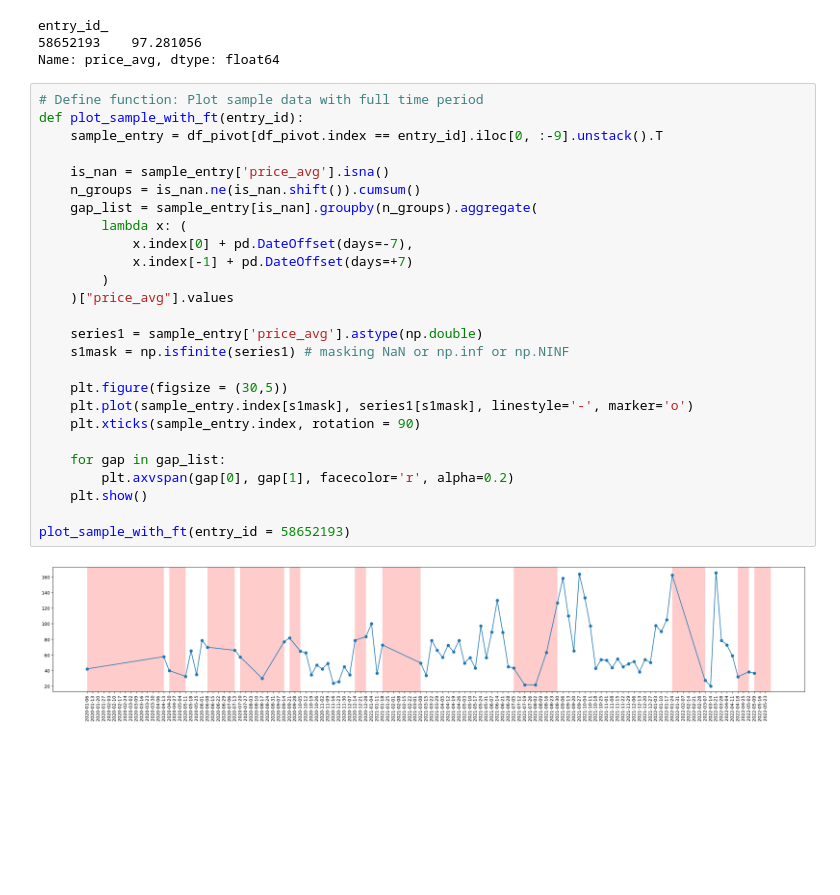
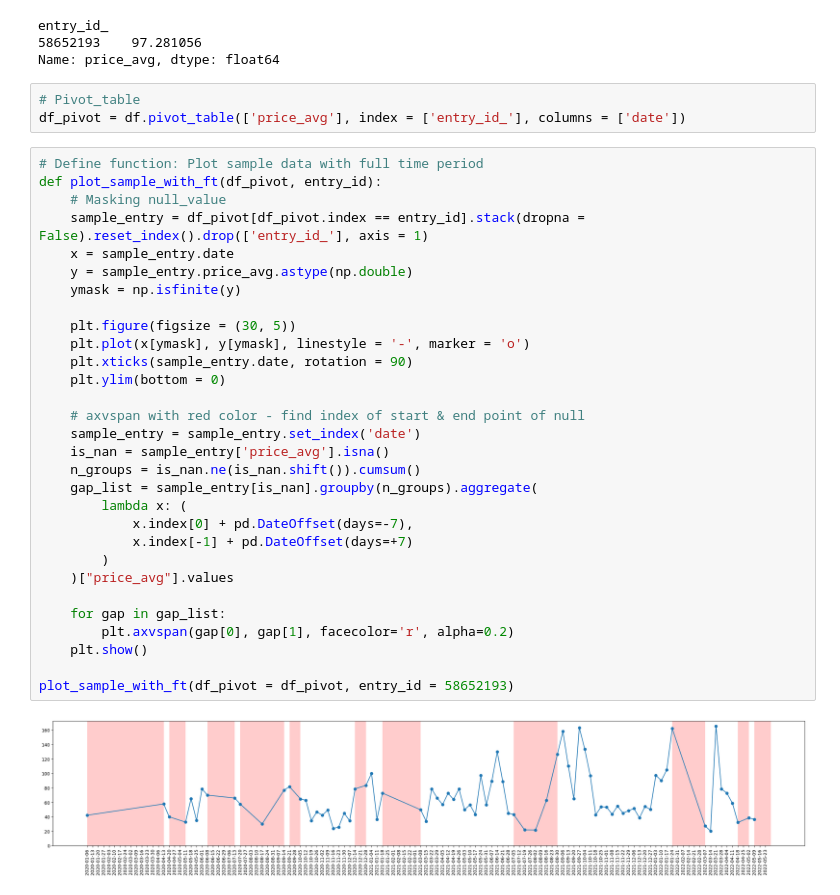
Before and after one commit to eungizoa/dataAnal, a Jupyter notebook: Alarm3.ipynb, the cells around one changed output. Cells and saved outputs as stored; diff of their text form; blank space fills up the shorter version.

```diff
--- a/Alarm3.ipynb
+++ b/Alarm3.ipynb
@@ -186,33 +170,40 @@ volatility_series[volatility_series.values == volatility_series.max()]
 entry_id_
 58652193    97.281056
 Name: price_avg, dtype: float64
+# %%
+# Pivot_table
+df_pivot = df.pivot_table(['price_avg'], index = ['entry_id_'], columns = ['date'])
 # %%
 # Define function: Plot sample data with full time period
-def plot_sample_with_ft(entry_id):
-    sample_entry = df_pivot[df_pivot.index == entry_id].iloc[0, :-9].unstack().T
+def plot_sample_with_ft(df_pivot, entry_id):
+    # Masking null_value
+    sample_entry = df_pivot[df_pivot.index == entry_id].stack(dropna = False).reset_index().drop(['entry_id_'], axis = 1)
+    x = sample_entry.date
+    y = sample_entry.price_avg.astype(np.double)
+    ymask = np.isfinite(y)
 
+    plt.figure(figsize = (30, 5))
+    plt.plot(x[ymask], y[ymask], linestyle = '-', marker = 'o')
+    plt.xticks(sample_entry.date, rotation = 90)
+    plt.ylim(bottom = 0)
+
+    # axvspan with red color - find index of start & end point of null
+    sample_entry = sample_entry.set_index('date')
     is_nan = sample_entry['price_avg'].isna()
     n_groups = is_nan.ne(is_nan.shift()).cumsum()
     gap_list = sample_entry[is_nan].groupby(n_groups).aggregate(
         lambda x: (
             x.index[0] + pd.DateOffset(days=-7),
             x.index[-1] + pd.DateOffset(days=+7)
         )
     )["price_avg"].values
 
-    series1 = sample_entry['price_avg'].astype(np.double)
-    s1mask = np.isfinite(series1) # masking NaN or np.inf or np.NINF
-
-    plt.figure(figsize = (30,5))
-    plt.plot(sample_entry.index[s1mask], series1[s1mask], linestyle='-', marker='o')
-    plt.xticks(sample_entry.index, rotation = 90)
-
     for gap in gap_list:
         plt.axvspan(gap[0], gap[1], facecolor='r', alpha=0.2)
     plt.show()
 
-plot_sample_with_ft(entry_id = 58652193)
+plot_sample_with_ft(df_pivot = df_pivot, entry_id = 58652193)
 # %% [output]
-[figure, old version]
+[figure, new version]
 # %%
 # Plot confidence bands of sample entry
```
Also changed, not shown: parts of 16 cells of this notebook, 1 other file.
